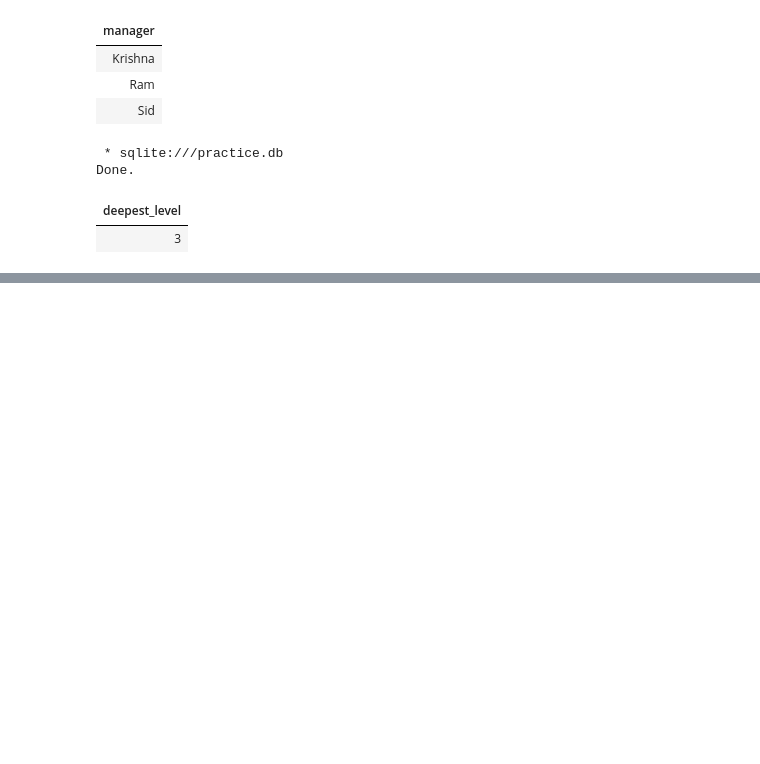
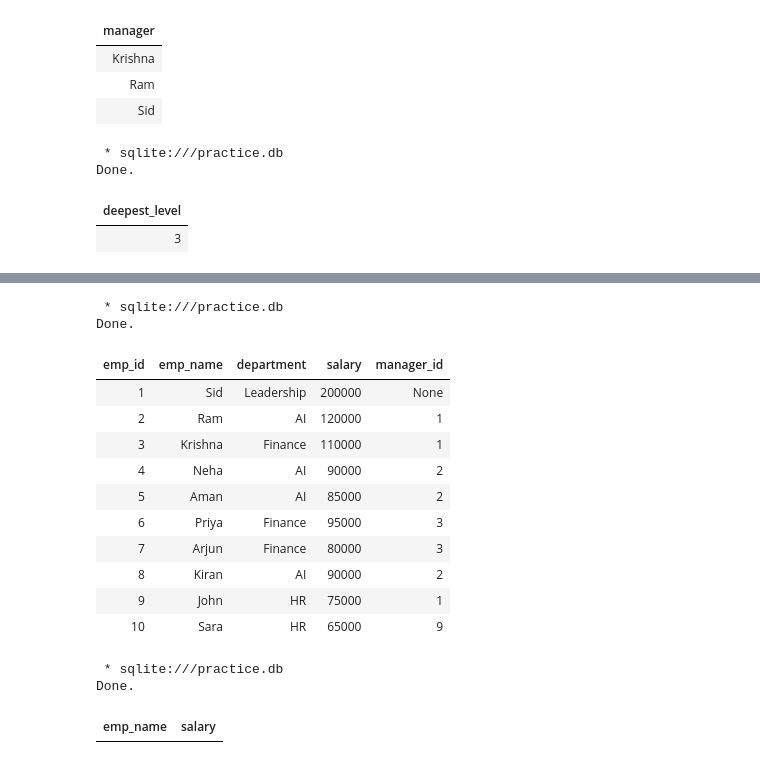
Before and after one commit to sidgun8/Personal-Hardwork, a Jupyter notebook: sqlpractise.ipynb, the cells around one changed output, grey strips where cells are left out. Saved outputs shown, nothing was run; the diff lists cells and outputs as text; code cells hidden in the pictures; blank space fills up the shorter version.

```diff
--- a/sqlpractise.ipynb
+++ b/sqlpractise.ipynb
@@ -2520,0 +2671,33 @@ Done.
+# %%
+%%sql
+select *
+from employees
+# %% [output]
+ * sqlite:///practice.db
+Done.
+| emp_id | emp_name | department | salary | manager_id |
+| 1 | Sid | Leadership | 200000 | None |
+| 2 | Ram | AI | 120000 | 1 |
+| 3 | Krishna | Finance | 110000 | 1 |
+| 4 | Neha | AI | 90000 | 2 |
+| 5 | Aman | AI | 85000 | 2 |
+| 6 | Priya | Finance | 95000 | 3 |
+| 7 | Arjun | Finance | 80000 | 3 |
+| 8 | Kiran | AI | 90000 | 2 |
+| 9 | John | HR | 75000 | 1 |
+| 10 | Sara | HR | 65000 | 9 |
+# %%
+%%sql
+
+select emp_name, salary
+from employees e
+where salary > (
+    select salary
+    from employees m
+    where m.emp_id = e.manager_id
+
+)
+# %% [output]
+ * sqlite:///practice.db
+Done.
+| emp_name | salary |
```
Also changed, not shown: parts of 17 cells of this notebook, 5 other files.
